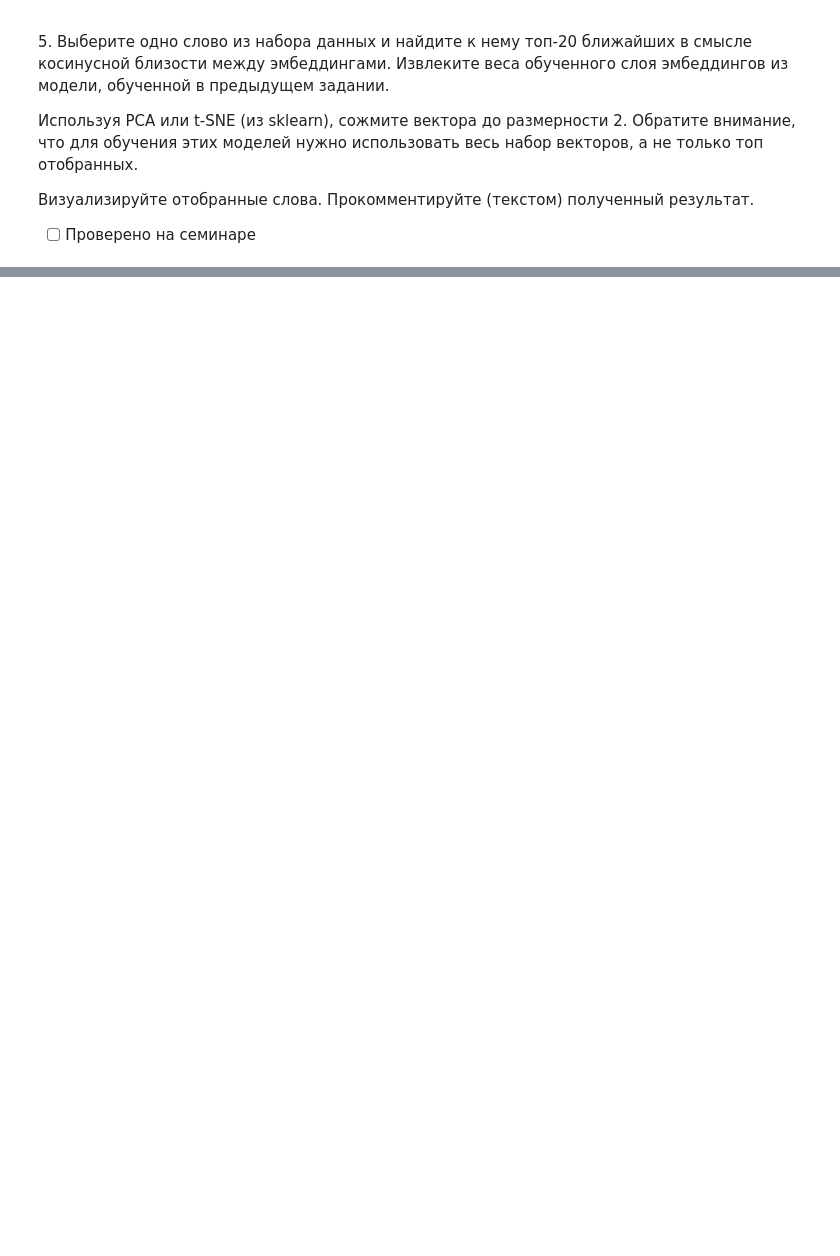
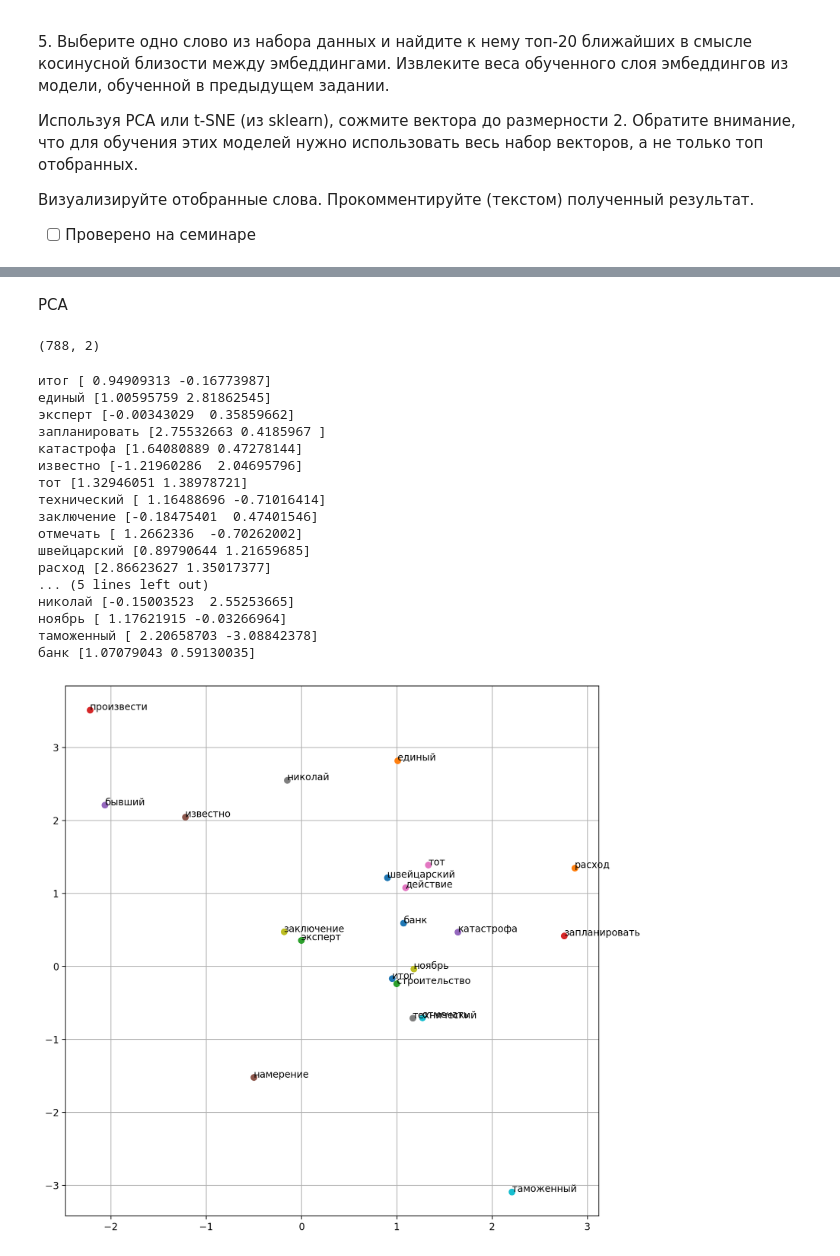
Before and after one commit to Ackrome/FU, a Jupyter notebook: Course_3/NLP/02_embeddings/02_2_word2vec.ipynb, the cells around one changed output, grey strips where cells are left out. Saved outputs shown, nothing was run; the diff lists cells and outputs as text; code cells hidden in the pictures; blank space fills up the shorter version.

```diff
--- a/Course_3/NLP/02_embeddings/02_2_word2vec.ipynb
+++ b/Course_3/NLP/02_embeddings/02_2_word2vec.ipynb
@@ -176,0 +402,21 @@ pd.read_parquet(r"C:\Users\Rog G16\Downloads\Telegram Desktop\smoothed_independe
+# %%
+all_embeddings = model.embedding.weight
+
+word = random.choice(dataset.vocab)
+
+n = 20
+
+
+word_idx = model.dataset.word2idx[word]
+word_vec = all_embeddings[word_idx]
+
+similarities = F.cosine_similarity(all_embeddings, word_vec.unsqueeze(0))
+
+top_indices = torch.topk(similarities, k=n+1).indices.tolist()
+
+top_words =[(model.dataset.idx2word[idx], similarities[idx]) for idx in top_indices if idx != word_idx][:n]
+
+
+print(f"Ближайшие к {word}:")
+for i in top_words:
+    print(" "*10 + f"{i[0]} ({i[1]})")
@@ -176,0 +441,35 @@ pd.read_parquet(r"C:\Users\Rog G16\Downloads\Telegram Desktop\smoothed_independe
+# %% [markdown]
+PCA
+# %%
+pca = PCA(n_components=2)
+embeddings_pca = pca.fit_transform(all_embeddings.detach())
+embeddings_pca.shape
+# %% [output]
+(788, 2)
+# %%
+plt.figure(figsize=(10,10), dpi=200)
+for idx in top_indices:
+    print(model.dataset.idx2word[idx], embeddings_pca[idx])
+    plt.plot(embeddings_pca[idx][0],embeddings_pca[idx][1], 'o')
+    plt.annotate(model.dataset.idx2word[idx], embeddings_pca[idx])
+plt.grid(True)
+plt.show()
+# %% [output]
+итог [ 0.94909313 -0.16773987]
+единый [1.00595759 2.81862545]
+эксперт [-0.00343029  0.35859662]
+запланировать [2.75532663 0.4185967 ]
+катастрофа [1.64080889 0.47278144]
+известно [-1.21960286  2.04695796]
+тот [1.32946051 1.38978721]
+технический [ 1.16488696 -0.71016414]
+заключение [-0.18475401  0.47401546]
+отмечать [ 1.2662336  -0.70262002]
+швейцарский [0.89790644 1.21659685]
+расход [2.86623627 1.35017377]
+... (5 lines left out)
+николай [-0.15003523  2.55253665]
+ноябрь [ 1.17621915 -0.03266964]
+таможенный [ 2.20658703 -3.08842378]
+банк [1.07079043 0.59130035]
+[figure, added]
```
Also changed, not shown: parts of 21 cells of this notebook, 7 other files.
